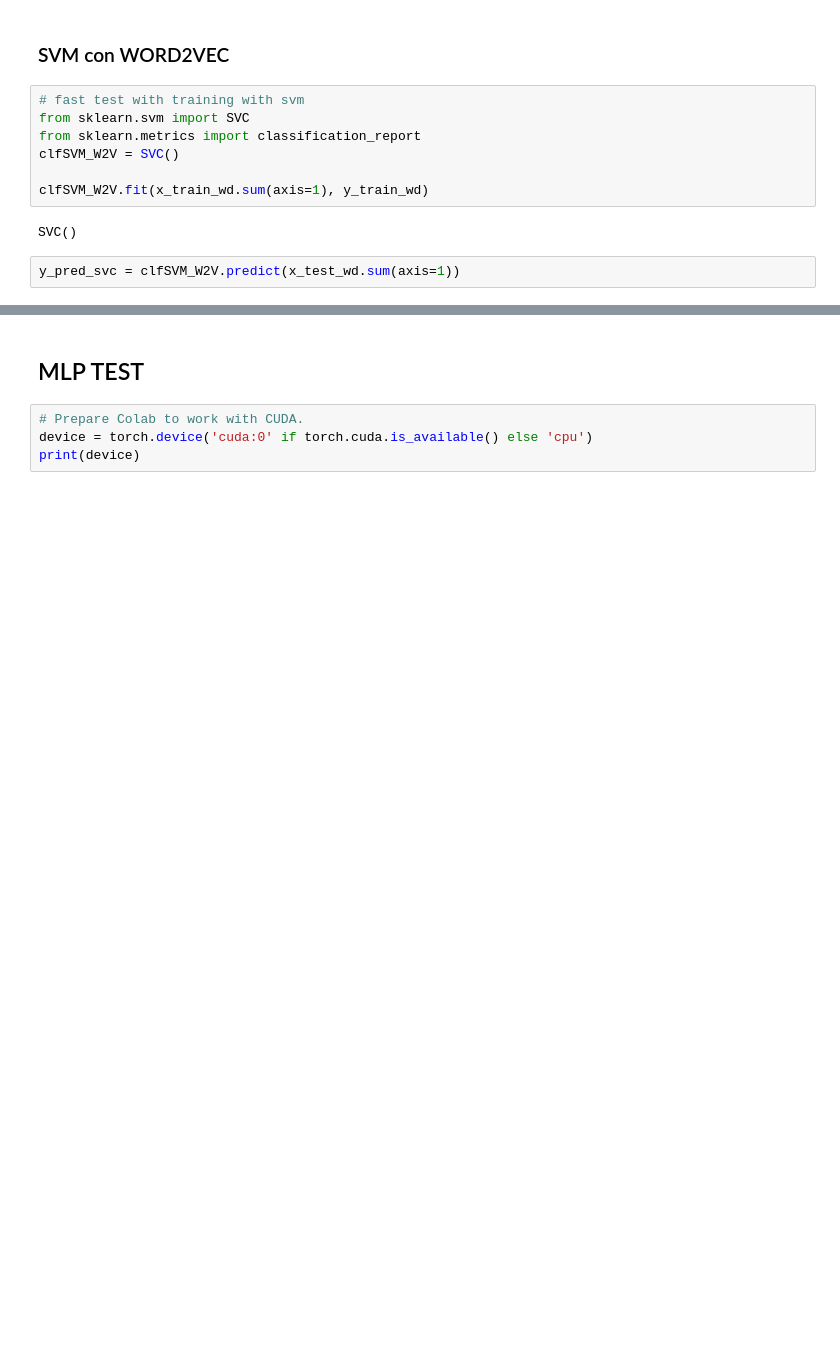
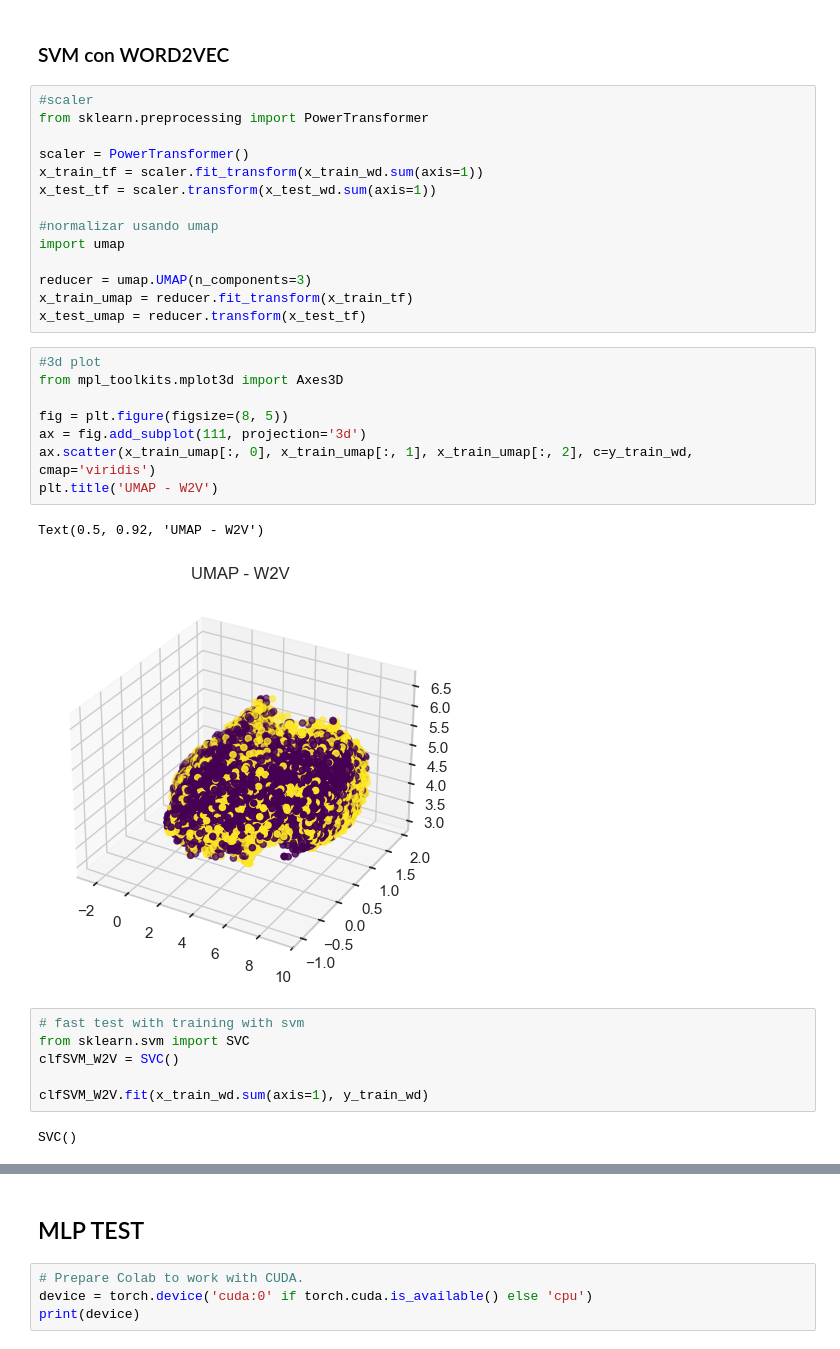
Before and after one commit to Adrian-Cespedes/Proy4-ML, a Jupyter notebook: mainCNN.ipynb, the cells around one changed output, grey strips where cells are left out. Drawn from its saved outputs; the diff is of its cells as text; blank space fills up the shorter version.

```diff
--- a/mainCNN.ipynb
+++ b/mainCNN.ipynb
@@ -606,15 +643,37 @@ weighted avg       0.89      0.89      0.89      5000
 # %% [markdown]
 ### SVM con WORD2VEC
+# %%
+#scaler
+from sklearn.preprocessing import PowerTransformer
+
+scaler = PowerTransformer()
+x_train_tf = scaler.fit_transform(x_train_wd.sum(axis=1))
+x_test_tf = scaler.transform(x_test_wd.sum(axis=1))
+
+#normalizar usando umap
+import umap
+
+reducer = umap.UMAP(n_components=3)
+x_train_umap = reducer.fit_transform(x_train_tf)
+x_test_umap = reducer.transform(x_test_tf)
+# %%
+#3d plot
+from mpl_toolkits.mplot3d import Axes3D
+
+fig = plt.figure(figsize=(8, 5))
+ax = fig.add_subplot(111, projection='3d')
+ax.scatter(x_train_umap[:, 0], x_train_umap[:, 1], x_train_umap[:, 2], c=y_train_wd, cmap='viridis')
+plt.title('UMAP - W2V')
+# %% [output]
+Text(0.5, 0.92, 'UMAP - W2V')
+[figure, added]
 # %%
 # fast test with training with svm
 from sklearn.svm import SVC
-from sklearn.metrics import classification_report
 clfSVM_W2V = SVC()
 
 clfSVM_W2V.fit(x_train_wd.sum(axis=1), y_train_wd)
 # %% [output]
 SVC()
-# %%
-y_pred_svc = clfSVM_W2V.predict(x_test_wd.sum(axis=1))
 # %%
 #testear
```
Also changed, not shown: parts of 57 cells of this notebook.
